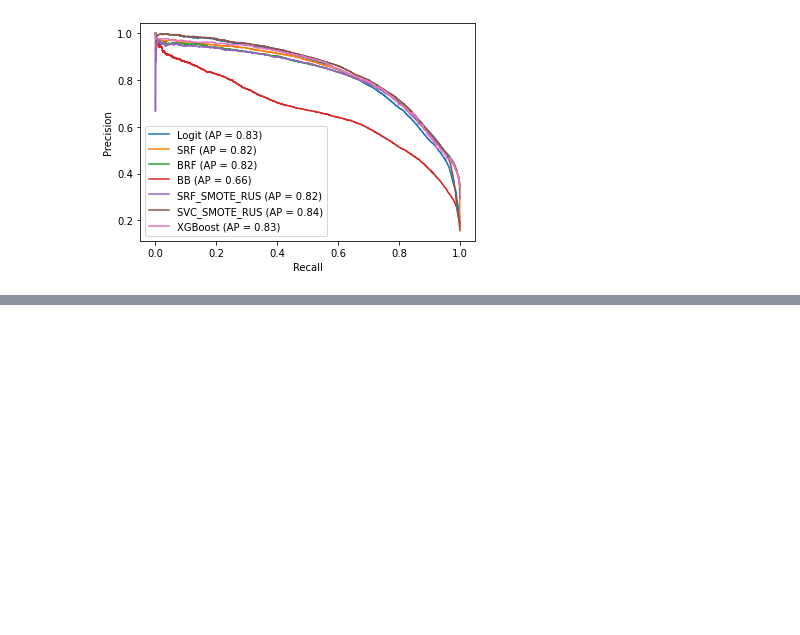
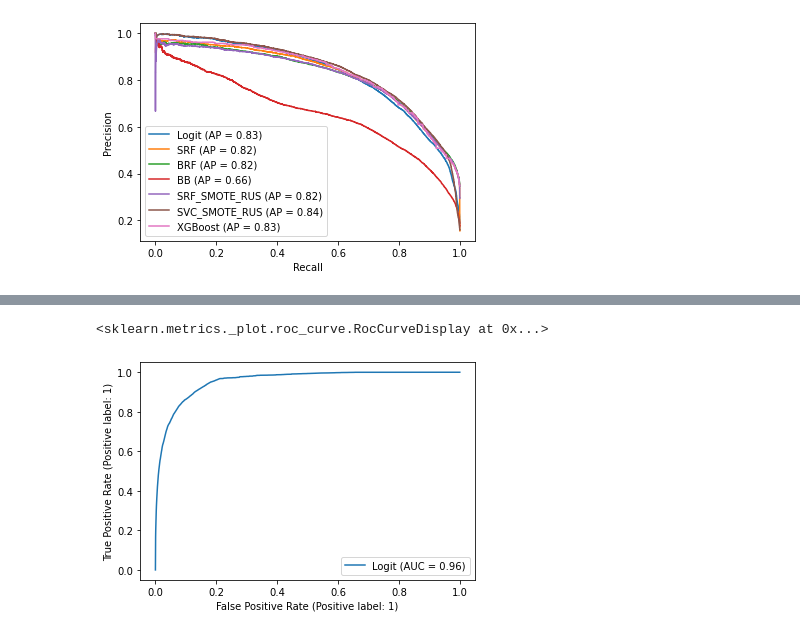
Before and after one commit to benediktstroebl/Traffic-Accident-Prediction-Berlin, a Jupyter notebook: codes/MODELS_main_predict.ipynb, the cells around one changed output, grey strips where cells are left out. Drawn from its saved outputs; the diff is of its cells as text; code cells hidden in the pictures; blank space fills up the shorter version.

```diff
--- a/codes/MODELS_main_predict.ipynb
+++ b/codes/MODELS_main_predict.ipynb
@@ -661,7 +666,10 @@ plt.savefig("roc_curve.png", bbox_inches='tight')
 # %%
 RocCurveDisplay.from_estimator(
-    lr_clf, X_test, y_test, name="Logit", ax=plt.gca()
+    lr_b_clf, X_test, y_test, name="Logit", ax=plt.gca()
 )
+# %% [output]
+<sklearn.metrics._plot.roc_curve.RocCurveDisplay at 0x...>
+[figure, added]
 # %%
 RocCurveDisplay.from_estimator(
     lr_b_clf, X_test, y_test, name="Logit_baseline", ax=plt.gca()
```
Also changed, not shown: parts of 4 cells of this notebook.
